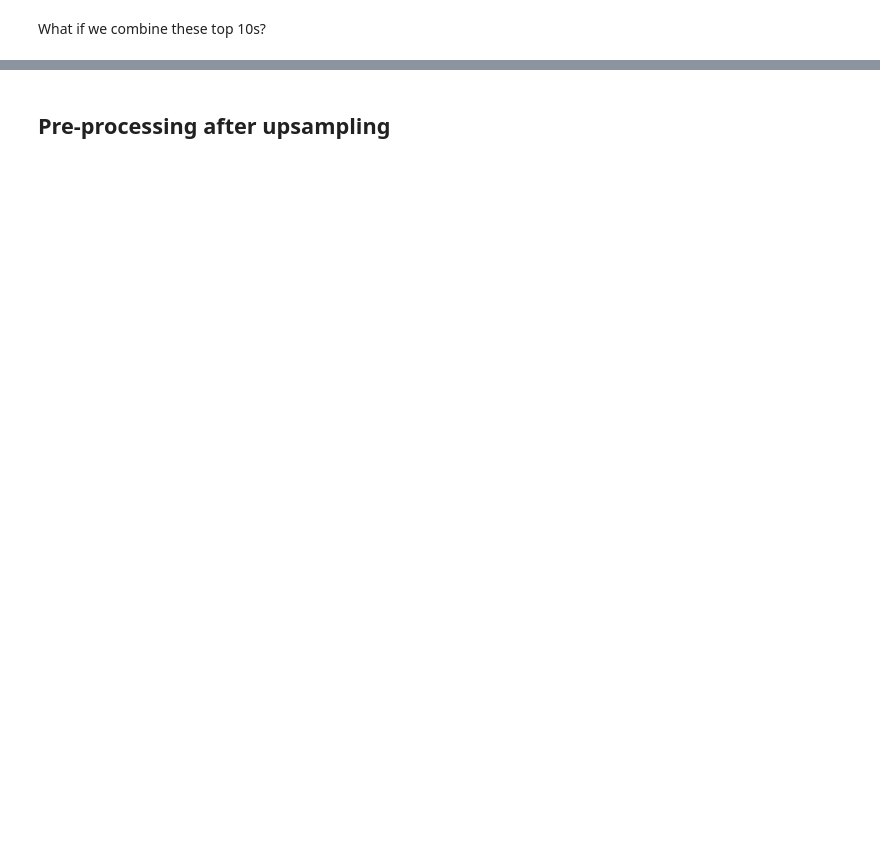
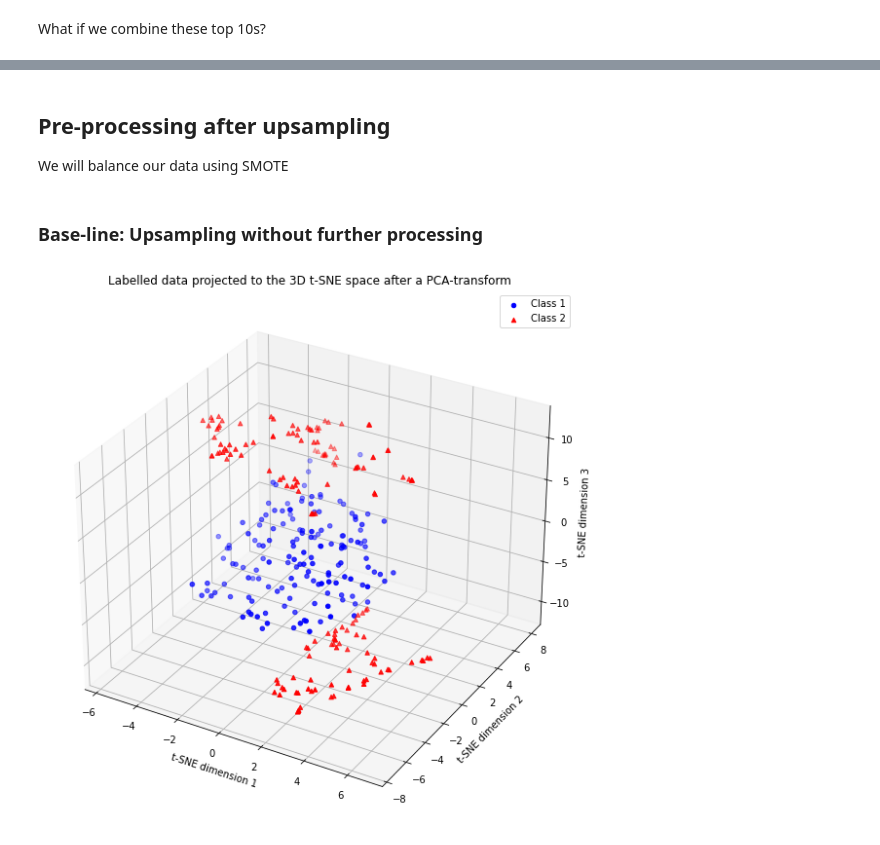
Before and after one commit to mariuscaptari/data-science-coursework, a Jupyter notebook: 3a/3a2/3A2-1_Exploratory_Analysis.ipynb, the cells around one changed output, grey strips where cells are left out. Drawn from its saved outputs; the diff is of its cells as text; code cells hidden in the pictures; blank space fills up the shorter version.

```diff
--- a/3a/3a2/3A2-1_Exploratory_Analysis.ipynb
+++ b/3a/3a2/3A2-1_Exploratory_Analysis.ipynb
@@ -331,2 +340,16 @@ plot_tsne3d(tsne, "Labelled data projected to the 3D t-SNE space after feature s
 # %% [markdown]
 ## Pre-processing after upsampling
+We will balance our data using SMOTE
+# %%
+oversample = SMOTE()
+df_upsampled, labels_upsampled = oversample.fit_resample(df.iloc[:labels.shape[0],:], labels)
+
+upsample_indices_class_1 = labels_upsampled.index[labels_upsampled[0] == 1]
+upsample_indices_class_2 = labels_upsampled.index[labels_upsampled[0] == 2]
+# %% [markdown]
+### Base-line: Upsampling without further processing
+# %%
+tsne = pd.DataFrame(TSNE(n_components=3, learning_rate='auto', init='random').fit_transform(df_upsampled))
+plot_tsne3d(tsne, upsample_indices_class_1, upsample_indices_class_2, "Labelled data projected to the 3D t-SNE space after a PCA-transform")
+# %% [output]
+[figure, added]
```
Also changed, not shown: parts of 30 cells of this notebook.
